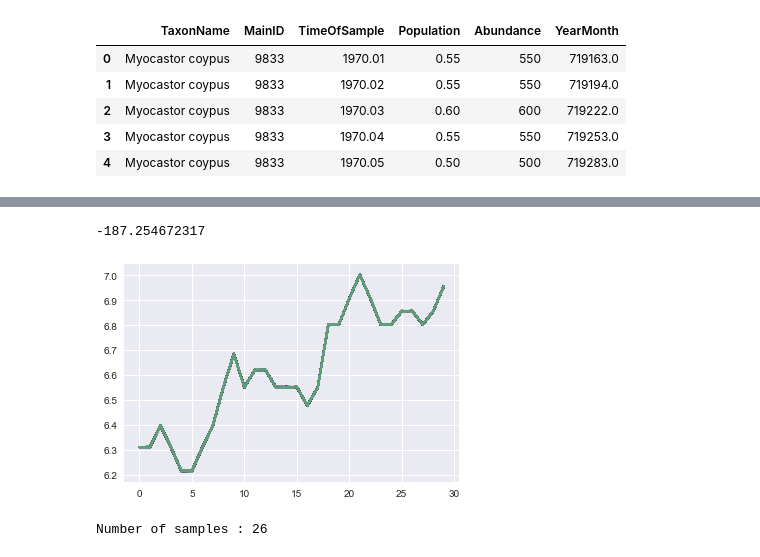
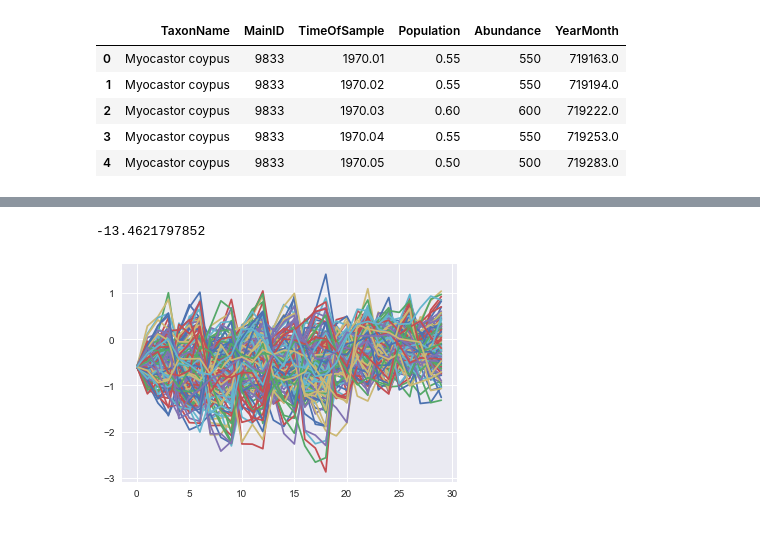
Before and after one commit to NicolasSchreuder/AdPMCMC_project, a Jupyter notebook: scripts/main.ipynb, the cells around one changed output, grey strips where cells are left out. Saved outputs shown, nothing was run; the diff lists cells and outputs as text; code cells hidden in the pictures.

```diff
--- a/scripts/main.ipynb
+++ b/scripts/main.ipynb
@@ -177,37 +164,34 @@ plt.ylabel('Abundance')
 # %%
-Y_nutria = df["Abundance"].tolist()
+Y_nutria = df["Population"].tolist()
 n_0_nutria = Y_nutria[0]
 
-#T = len(Y_nutria)
 T = 30
-L = 5000 # number of particles
+L = 150 # number of particles
 
-b_0 = 0.05
+b_0 = 0.15
 sigma_eps = 0.3
 sigma_w = 0.47
 
 log_particles, log_W, log_marginal_likelihood = SMC(Y_nutria, T, L, n_0_nutria,
-                                                    'M', sigma_eps, sigma_w, B_0=b_0
+                                                    'M2', sigma_eps, sigma_w, B_0=b_0
                                                     , B_2=b_2, B_3=b_3)
 
 #log_particles_averaged = [np.average(log_particles[t, :], weights=np.exp(log_W[t, :]), axis=0)
 #                          for t in range(T)]
 
 plt.plot(log_particles)
 print(log_marginal_likelihood)
 #plt.plot(df["Abundance"])
 # %% [output]
--187.254672317
+-13.4621797852
-[figure, old version]
+[figure, new version]
 # %%
-n_steps = 5000
-L = 1000
+n_steps = 50000
+L = 150
 
 # adaptive rate
 adaptive_rate = 0.5  # set to 0 -> non-adaptive proposal
 
-theta_hist_nutria = AdPMCMC_M0(n_steps, T, adaptive_rate, Y_nutria, L, n_0_nutria)
+theta_hist_nutria_M2 = AdPMCMC('M2',n_steps, T, adaptive_rate, Y_nutria, L, n_0_nutria)
-# %% [output]
-Number of samples : 26
 # %%
 # burn-in time
```
Also changed, not shown: parts of 12 cells of this notebook, 4 other files.
